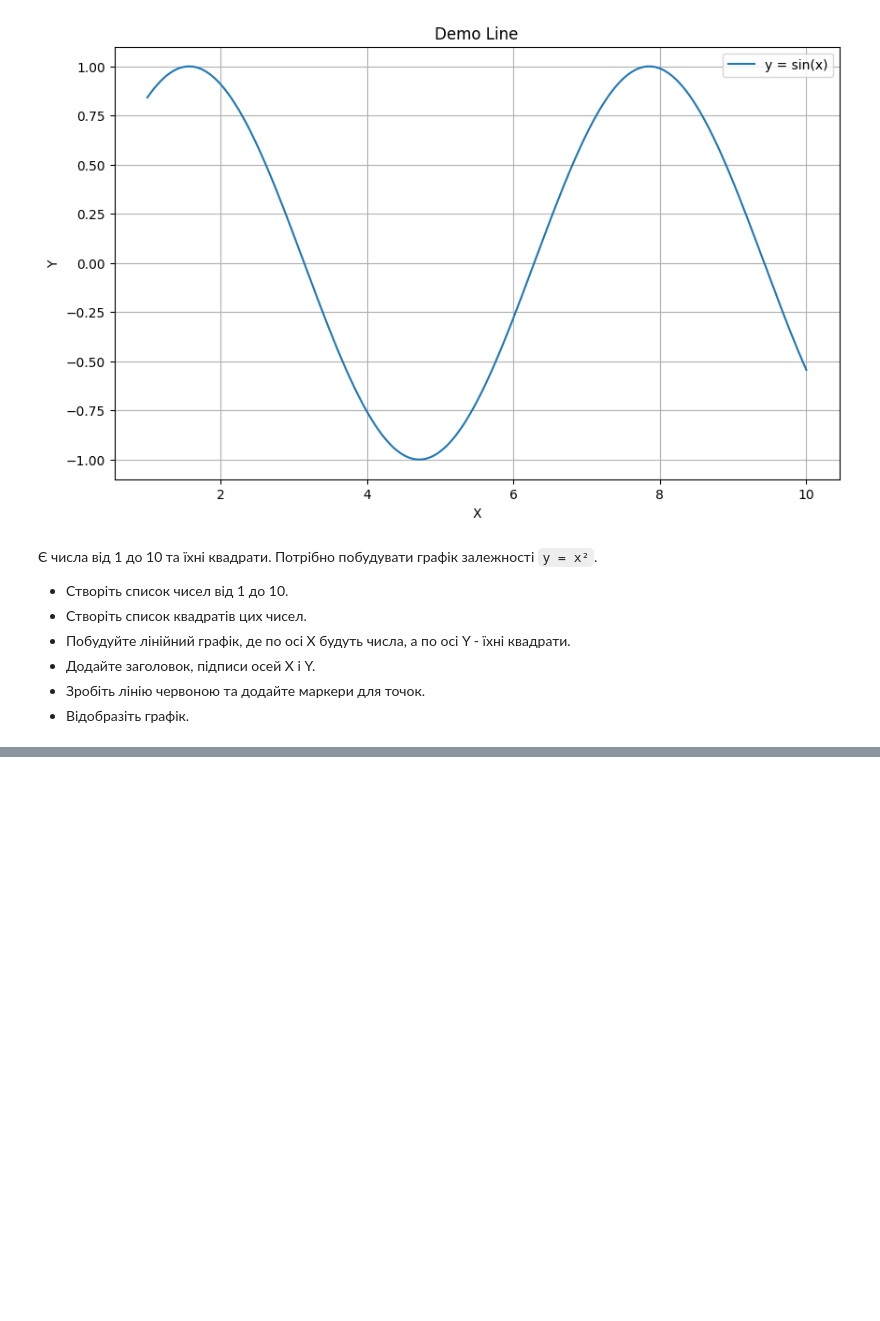
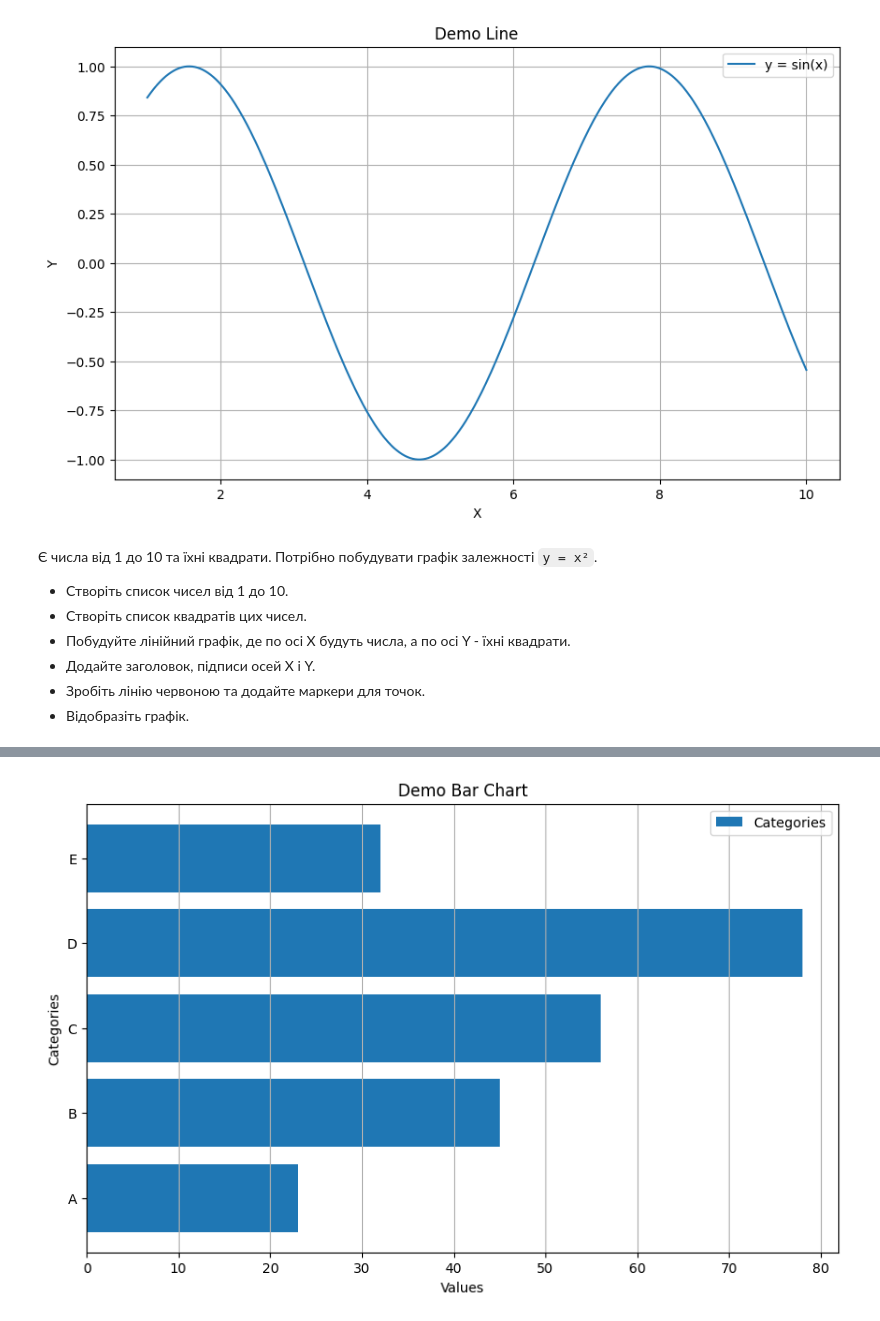
Before and after one commit to dmitriy-shtefan/python-ai, a Jupyter notebook: заняття_4/notebooks/notebook.ipynb, the cells around one changed output, grey strips where cells are left out. Drawn from its saved outputs; the diff is of its cells as text; code cells hidden in the pictures; blank space fills up the shorter version.

```diff
--- a/заняття_4/notebooks/notebook.ipynb
+++ b/заняття_4/notebooks/notebook.ipynb
@@ -65,0 +86,11 @@ axes.grid(True)
+# %%
+fig, axes = plt.subplots(figsize=(10, 6))
+
+axes.barh(categories, values, label='Categories')
+axes.set_title('Demo Bar Chart')
+axes.set_xlabel('Values')
+axes.set_ylabel('Categories')
+axes.legend()
+axes.grid(True, axis='x')
+# %% [output]
+[figure, added]
```
Also changed, not shown: parts of 8 cells of this notebook, 1 other file.
